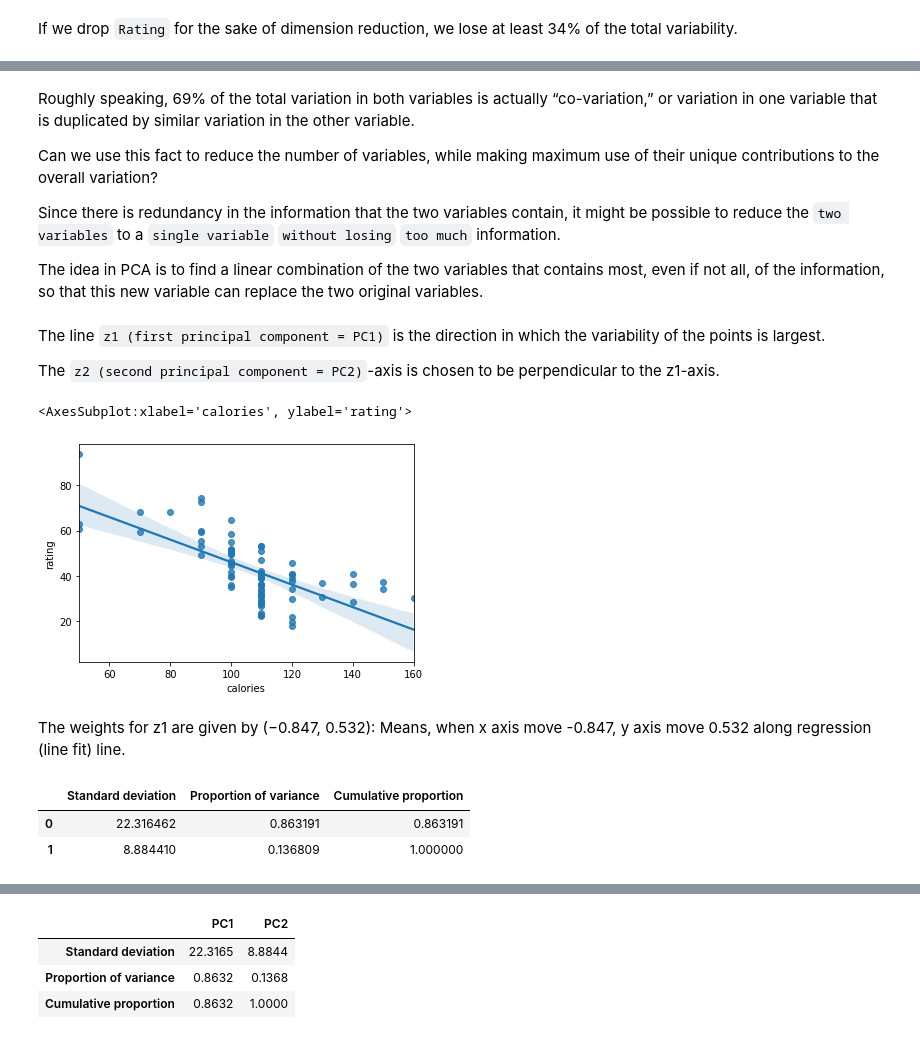
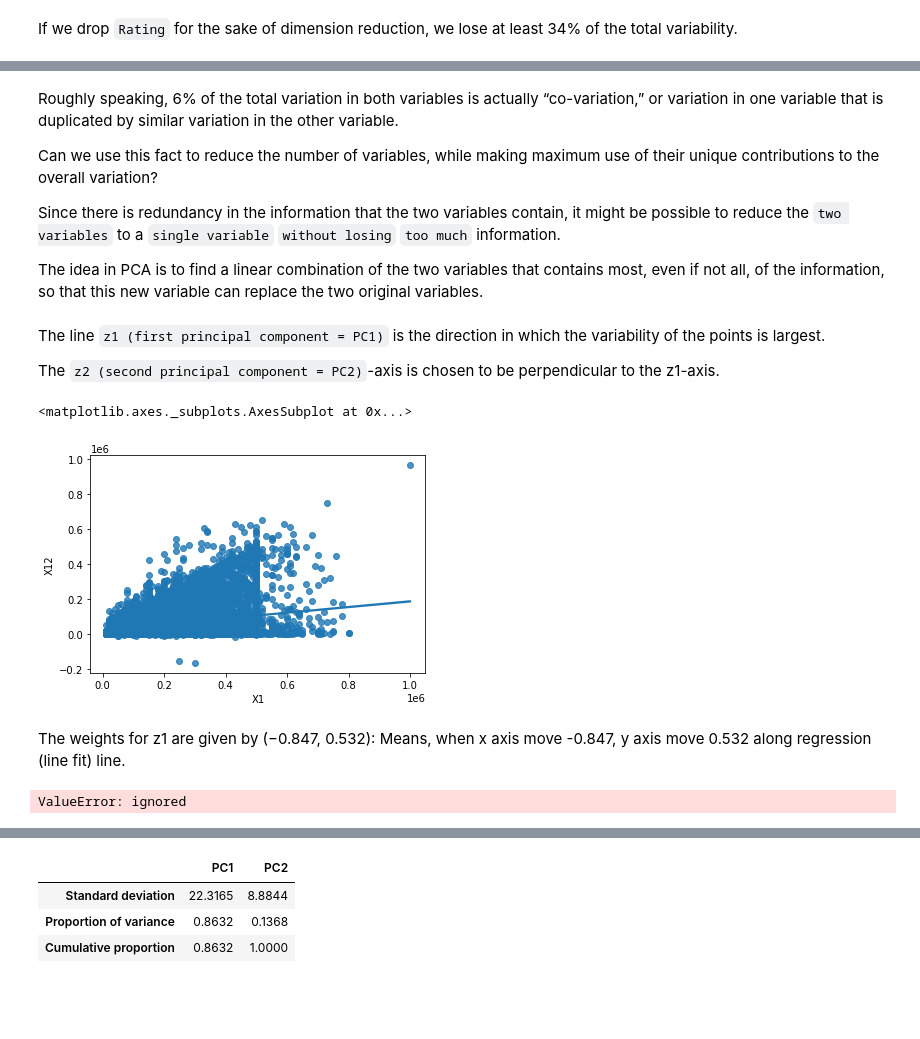
Before and after one commit to PosgradoMNA/actividades-del-projecto-cad_equipo_18, a Jupyter notebook: Semana_4_Actividad_1_Equipo_18_PCA.ipynb, the cells around one changed output, grey strips where cells are left out. Drawn from its saved outputs; the diff is of its cells as text; code cells hidden in the pictures; blank space fills up the shorter version.

```diff
--- a/Semana_4_Actividad_1_Equipo_18_PCA.ipynb
+++ b/Semana_4_Actividad_1_Equipo_18_PCA.ipynb
@@ -105,5 +105,5 @@ ndf.corr().round(2)
 # %% [markdown]
-Roughly speaking, 69% of the total variation in both variables is actually “co-variation,” or variation in one variable that is duplicated by similar variation in the other variable.
+Roughly speaking, 6% of the total variation in both variables is actually “co-variation,” or variation in one variable that is duplicated by similar variation in the other variable.
 
 Can we use this fact to reduce the number of variables, while making maximum use of their unique contributions to the overall variation?
 
@@ -118,13 +118,13 @@ The `z2 (second principal component = PC2)`-axis is chosen to be perpendicular t
 import seaborn as sns
 # %%
 p = sns.regplot(data = df,
-                x = df.calories,
-                y = df.rating
+                x = df.X1,
+                y = df.X12
                )
 p
 # %% [output]
-<AxesSubplot:xlabel='calories', ylabel='rating'>
+<matplotlib.axes._subplots.AxesSubplot at 0x...>
-[figure, old version]
+[figure, new version]
 # %% [markdown]
 The weights for z1 are given by (−0.847, 0.532): Means, when x axis move -0.847, y axis move 0.532 along regression (line fit) line.
 # %%
@@ -133,7 +133,7 @@ from sklearn.decomposition import PCA
 # %%
 pcs = PCA(n_components=2)
 
-pcs.fit(df[['calories', 'rating']])
+pcs.fit(df[['X1', 'X12']])
 
 pcsSummary = pd.DataFrame({'Standard deviation': np.sqrt(pcs.explained_variance_),
                           'Proportion of variance': pcs.explained_variance_ratio_,
@@ -142,9 +142,7 @@ pcsSummary = pd.DataFrame({'Standard deviation': np.sqrt(pcs.explained_variance_
                           )
 pcsSummary
 # %% [output]
-|  | Standard deviation | Proportion of variance | Cumulative proportion |
-| 0 | 22.316462 | 0.863191 | 0.863191 |
-| 1 | 8.884410 | 0.136809 | 1.000000 |
+ValueError: ignored
 # %%
 pcsSummary = pcsSummary.transpose()
 pcsSummary.round(2)
```
Also changed, not shown: parts of 8 cells of this notebook.
